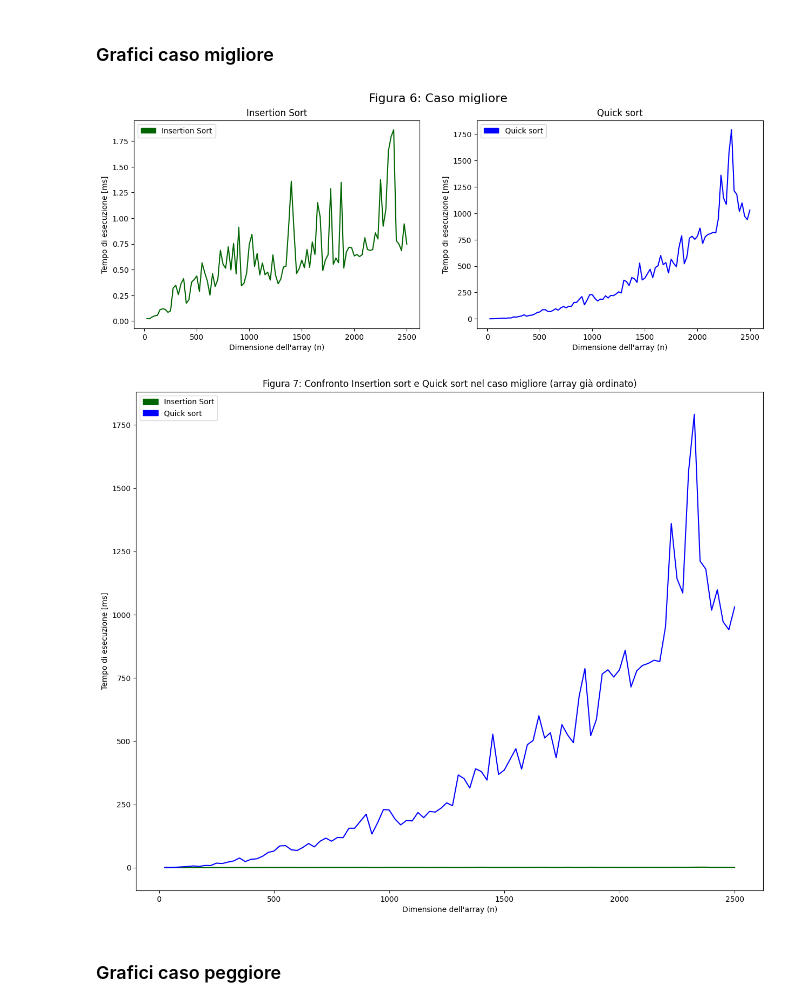
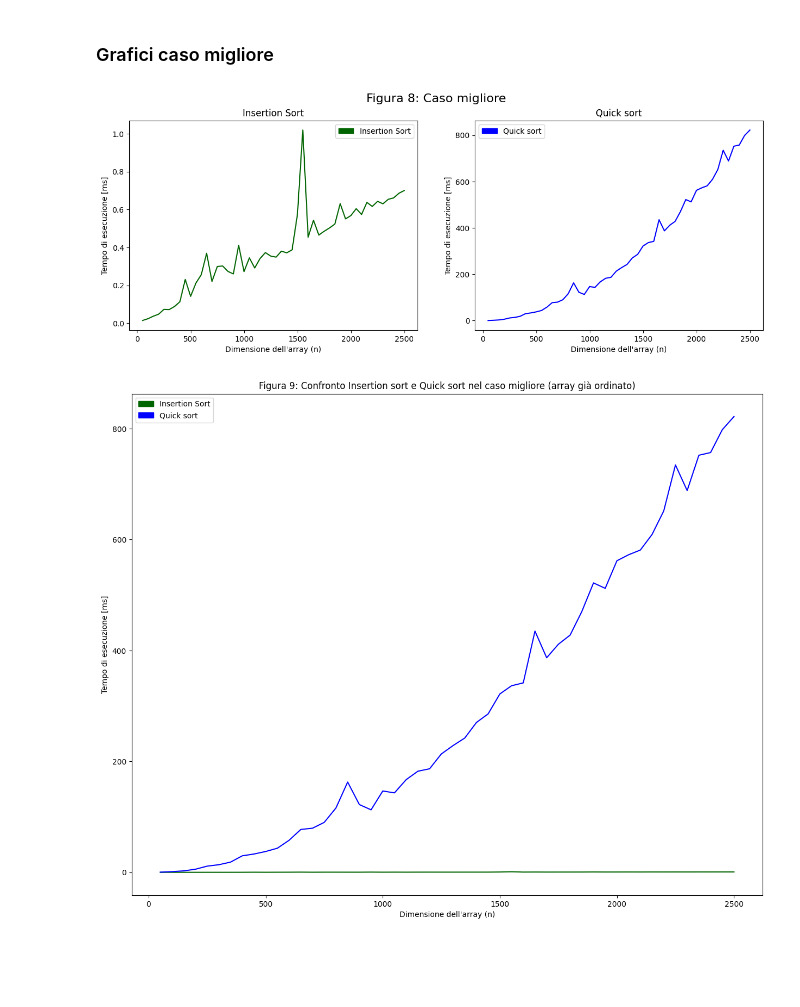
Before and after one commit to federicomarra/asd-lab, a Jupyter notebook: insertionsort-vs-quicksort.ipynb, the cells around one changed output. Drawn from its saved outputs; the diff is of its cells as text; code cells hidden in the pictures; blank space fills up the shorter version.

```diff
--- a/insertionsort-vs-quicksort.ipynb
+++ b/insertionsort-vs-quicksort.ipynb
@@ -145,9 +162,13 @@
 # %%
 #step, nTests = 500, 5
 #step, nTests = 250, 10
+#step, nTests = 200, 14
+#step, nTests = 125, 20
+
 #step, nTests = 100, 25
-#step, nTests = 50, 50
-step, nTests = 25, 100
+
+step, nTests = 50, 50
+#step, nTests = 25, 100
 #step, nTests = 10, 250
 # %% [markdown]
 # Librerie utilizzate
@@ -192,20 +222,23 @@ def test(array):
     timesInsertion = []
     timesQuick = []
 
-    for i in range(len(array)):
-        print(f"\nTest {i + 1}: dimensione = {len(array[i])}")
+    for d in range(len(array)):
+        print(f"\nTest {d + 1}: dimensione = {len(array[d])}")
+
+        arrayInsertion = deepcopy(array[d])
+        arrayQuick = deepcopy(array[d])
 
         start = timer()
-        insertion_sort(array[i])
+        insertion_sort(arrayInsertion)
         end = timer()
-        timesInsertion.append((end - start)*1000)
-        print(f"Insertion sort: {timesInsertion[i]} ms")
+        timesInsertion.append((end - start) * 1000)
+        print(f"Insertion sort: {timesInsertion[d]} ms")
 
         start = timer()
-        quick_sort(array[i], 0, len(array[i]) - 1)
+        quick_sort(arrayQuick, 0, len(arrayQuick) - 1)
         end = timer()
-        timesQuick.append((end - start)*1000)
-        print(f"Quick sort: {timesQuick[i]} ms")
+        timesQuick.append((end - start) * 1000)
+        print(f"Quick sort: {timesQuick[d]} ms")
 
     return timesInsertion, timesQuick
 # %% [markdown]
@@ -426,10 +466,8 @@ drawPlotComparison(AverageTimesInsertion, AverageTimesQuick, "Figura 5: Confront
 # %% [markdown]
 ### Grafici caso migliore
 # %%
-drawSideGraphs(BestTimesInsertion, BestTimesQuick, "Figura 6: Caso migliore")
-drawPlotComparison(BestTimesInsertion, BestTimesQuick, "Figura 7: Confronto Insertion sort e Quick sort nel caso migliore (array già ordinato)")
+drawSideGraphs(BestTimesInsertion, BestTimesQuick, "Figura 8: Caso migliore")
+drawPlotComparison(BestTimesInsertion, BestTimesQuick, "Figura 9: Confronto Insertion sort e Quick sort nel caso migliore (array già ordinato)")
 # %% [output]
-[figure, old version]
+[figure, new version]
-[figure, old version]
+[figure, new version]
-# %% [markdown]
-### Grafici caso peggiore
```
Also changed, not shown: parts of 42 cells of this notebook.
